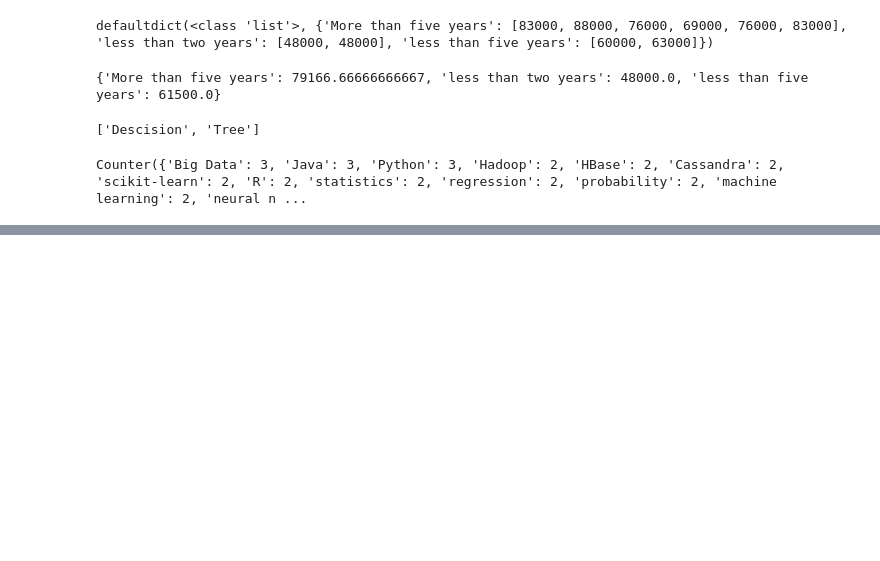
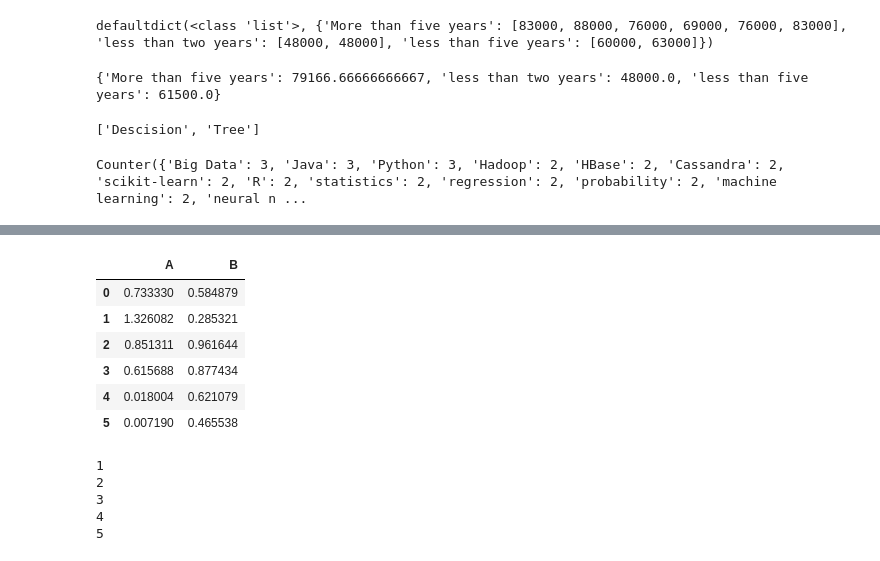
Before and after one commit to kunalmeon/Machine-Learning, a Jupyter notebook: MachineLearningJourney.ipynb, the cells around one changed output, grey strips where cells are left out. Drawn from its saved outputs; the diff is of its cells as text; code cells hidden in the pictures; blank space fills up the shorter version.

```diff
--- a/MachineLearningJourney.ipynb
+++ b/MachineLearningJourney.ipynb
@@ -376,0 +395,23 @@ Counter({'Big Data': 3, 'Java': 3, 'Python': 3, 'Hadoop': 2, 'HBase': 2, 'Cassan
+# %%
+import pandas as pd
+import numpy as np
+pd.DataFrame(np.random.randn(6,4), columns=["A","B","C","D"])[["A","B"]].\
+applymap(lambda x: abs(x))
+# %% [output]
+|  | A | B |
+| 0 | 0.733330 | 0.584879 |
+| 1 | 1.326082 | 0.285321 |
+| 2 | 0.851311 | 0.961644 |
+| 3 | 0.615688 | 0.877434 |
+| 4 | 0.018004 | 0.621079 |
+| 5 | 0.007190 | 0.465538 |
+# %%
+for i in [1, 2, 3, 4, 5]:
+ # notice the blank line
+ print(i)
+# %% [output]
+1
+2
+3
+4
+5
```
Also changed, not shown: parts of 12 cells of this notebook.
